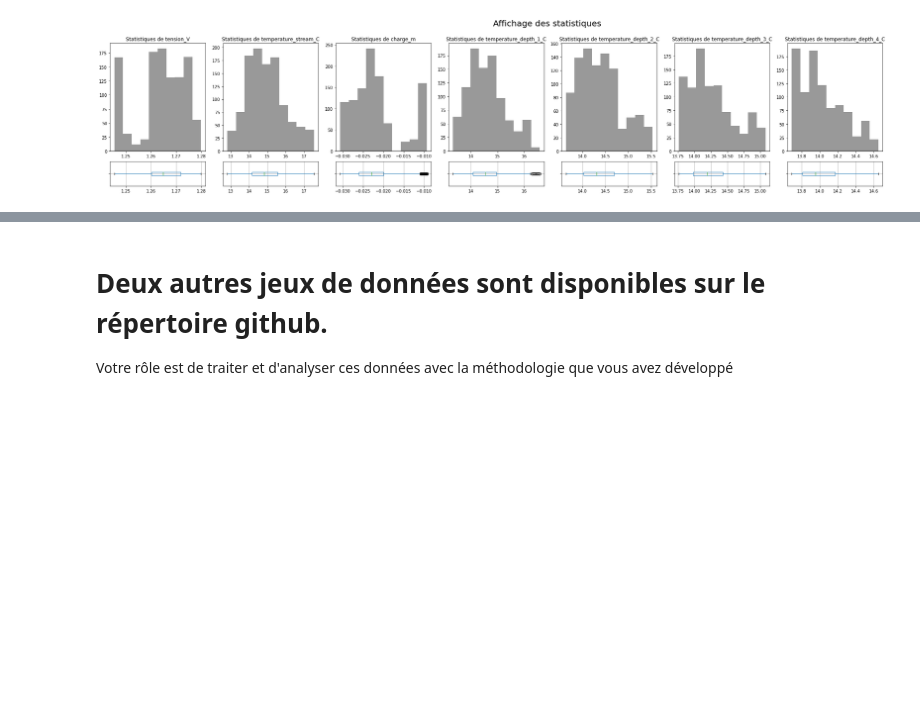
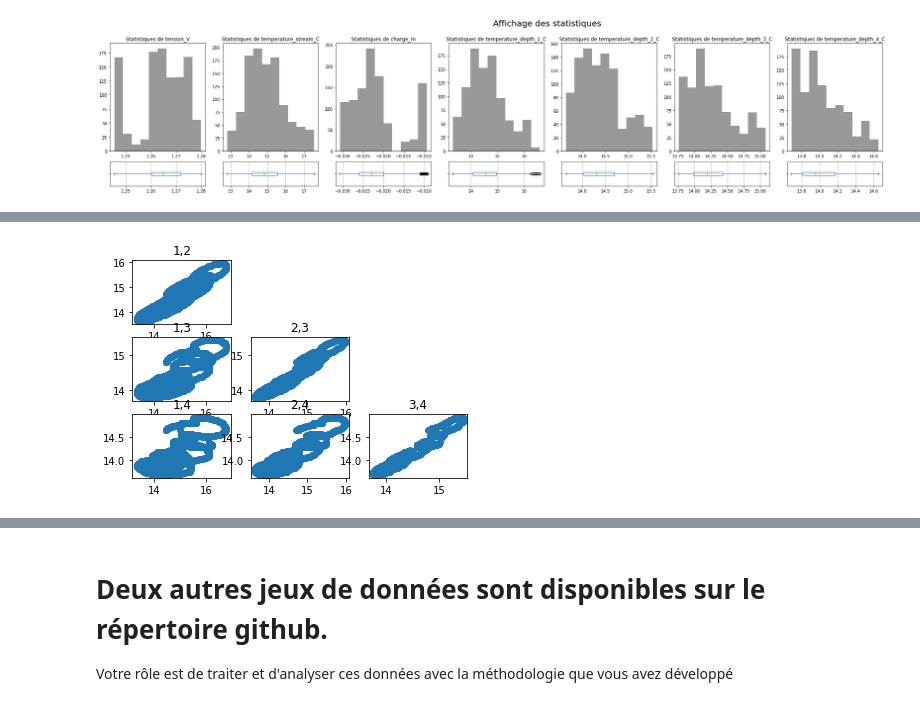
Before and after one commit to ameliemelorene/MOLONARI_1D_RESOURCES, a Jupyter notebook: Students/BONIN-IMPEROR.ipynb, the cells around one changed output, grey strips where cells are left out. Cells and saved outputs as stored; diff of their text form; code cells hidden in the pictures; blank space fills up the shorter version.

```diff
--- a/Students/BONIN-IMPEROR.ipynb
+++ b/Students/BONIN-IMPEROR.ipynb
@@ -493,0 +501,4 @@ Ca a l'air intéressant de faire des IQR successifs après un score Z initial. O
+# %%
+affiche_scatterplot(capteur_ZH_Z)
+# %% [output]
+[figure, added]
```
Also changed, not shown: parts of 7 cells of this notebook.
